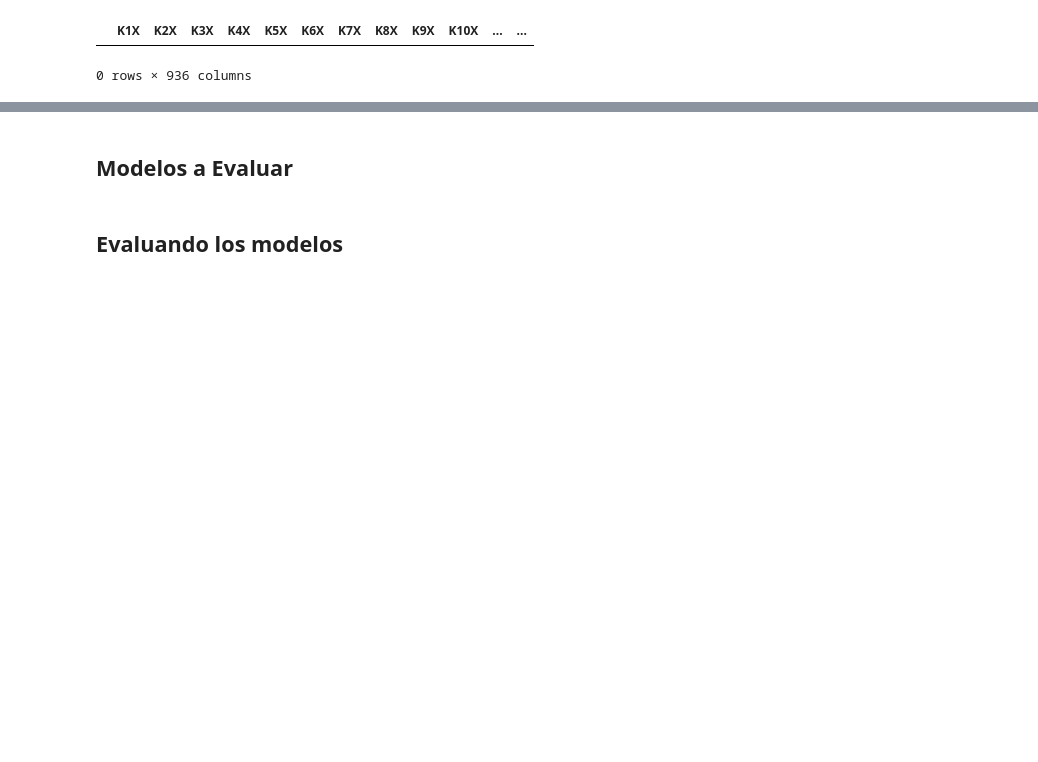
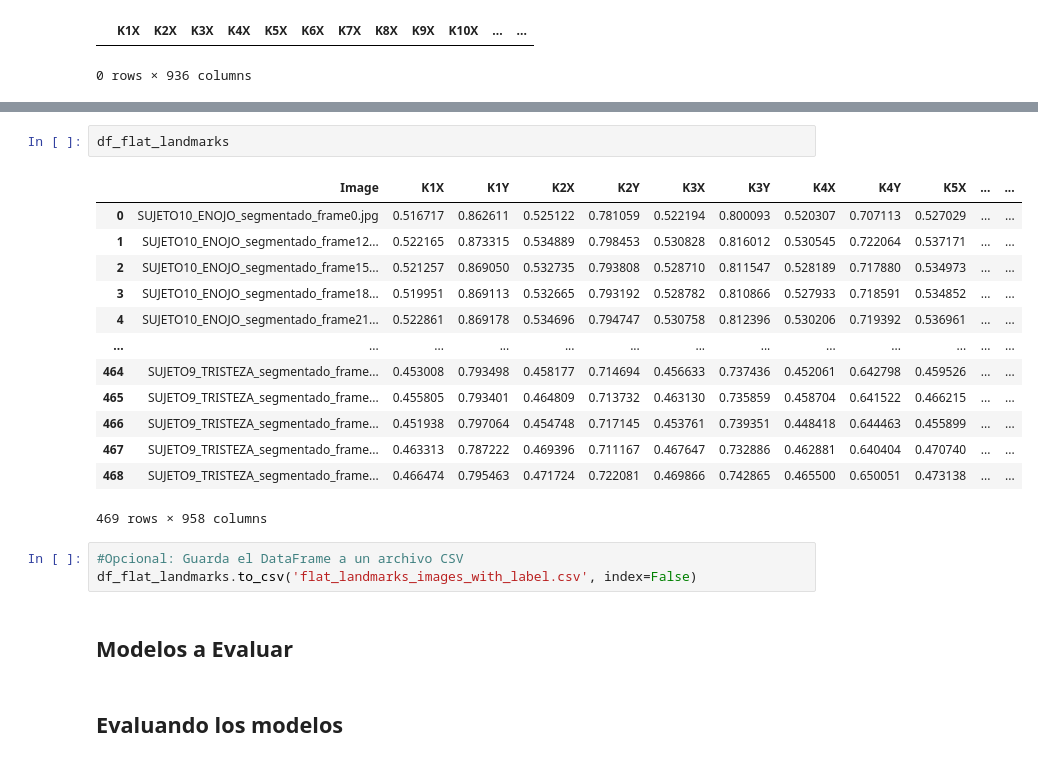
Before and after one commit to Ariana1998/Emociones, a Jupyter notebook: Notebook.ipynb, the cells around one changed output, grey strips where cells are left out. Saved outputs shown, nothing was run; the diff lists cells and outputs as text; blank space fills up the shorter version.

```diff
--- a/Notebook.ipynb
+++ b/Notebook.ipynb
@@ -682,3 +914,22 @@ df
+# %%
+df_flat_landmarks
+# %% [output]
+|  | Image | K1X | K1Y | K2X | K2Y | K3X | K3Y | K4X | K4Y | K5X | ... | ... |
+| 0 | SUJETO10_ENOJO_segmentado_frame0.jpg | 0.516717 | 0.862611 | 0.525122 | 0.781059 | 0.522194 | 0.800093 | 0.520307 | 0.707113 | 0.527029 | ... | ... |
+| 1 | SUJETO10_ENOJO_segmentado_frame12... | 0.522165 | 0.873315 | 0.534889 | 0.798453 | 0.530828 | 0.816012 | 0.530545 | 0.722064 | 0.537171 | ... | ... |
+| 2 | SUJETO10_ENOJO_segmentado_frame15... | 0.521257 | 0.869050 | 0.532735 | 0.793808 | 0.528710 | 0.811547 | 0.528189 | 0.717880 | 0.534973 | ... | ... |
+| 3 | SUJETO10_ENOJO_segmentado_frame18... | 0.519951 | 0.869113 | 0.532665 | 0.793192 | 0.528782 | 0.810866 | 0.527933 | 0.718591 | 0.534852 | ... | ... |
+| 4 | SUJETO10_ENOJO_segmentado_frame21... | 0.522861 | 0.869178 | 0.534696 | 0.794747 | 0.530758 | 0.812396 | 0.530206 | 0.719392 | 0.536961 | ... | ... |
+| ... | ... | ... | ... | ... | ... | ... | ... | ... | ... | ... | ... | ... |
+| 464 | SUJETO9_TRISTEZA_segmentado_frame... | 0.453008 | 0.793498 | 0.458177 | 0.714694 | 0.456633 | 0.737436 | 0.452061 | 0.642798 | 0.459526 | ... | ... |
+| 465 | SUJETO9_TRISTEZA_segmentado_frame... | 0.455805 | 0.793401 | 0.464809 | 0.713732 | 0.463130 | 0.735859 | 0.458704 | 0.641522 | 0.466215 | ... | ... |
+| 466 | SUJETO9_TRISTEZA_segmentado_frame... | 0.451938 | 0.797064 | 0.454748 | 0.717145 | 0.453761 | 0.739351 | 0.448418 | 0.644463 | 0.455899 | ... | ... |
+| 467 | SUJETO9_TRISTEZA_segmentado_frame... | 0.463313 | 0.787222 | 0.469396 | 0.711167 | 0.467647 | 0.732886 | 0.462881 | 0.640404 | 0.470740 | ... | ... |
+| 468 | SUJETO9_TRISTEZA_segmentado_frame... | 0.466474 | 0.795463 | 0.471724 | 0.722081 | 0.469866 | 0.742865 | 0.465500 | 0.650051 | 0.473138 | ... | ... |
+469 rows × 958 columns
+# %%
+#Opcional: Guarda el DataFrame a un archivo CSV
+df_flat_landmarks.to_csv('flat_landmarks_images_with_label.csv', index=False)
 # %% [markdown]
 ## Modelos a Evaluar
 # %% [markdown]
```
Also changed, not shown: parts of 8 cells of this notebook.
